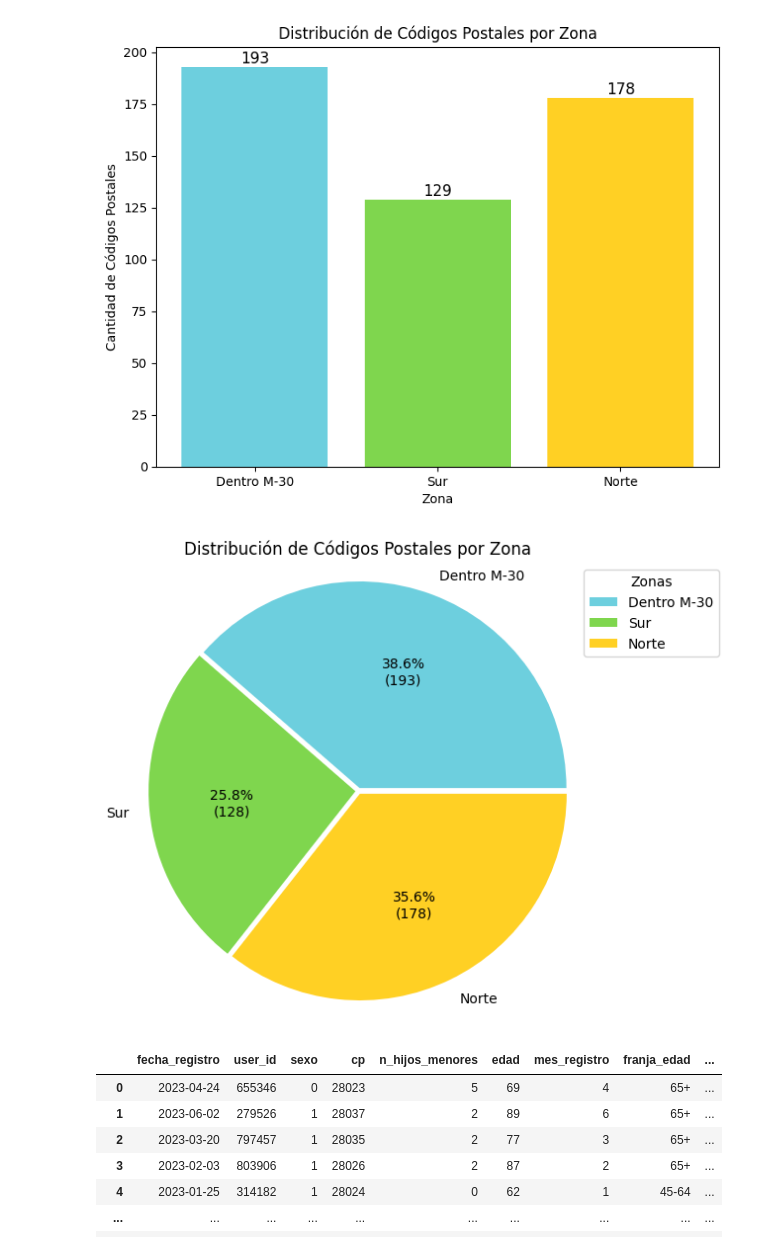
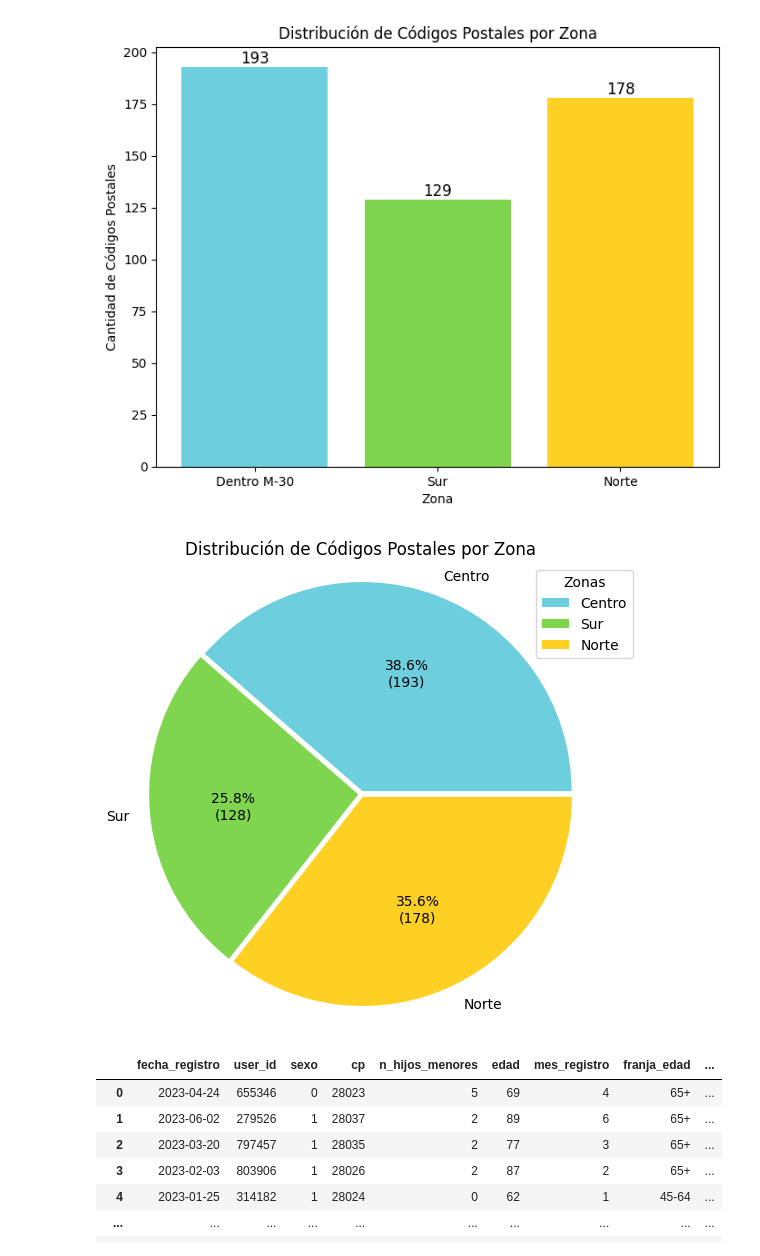
Before and after one commit to AlexCapis/HEATY---Aplicacion-Web-para-Olas-de-Calor, a Jupyter notebook: notebooks/eda_users.ipynb, the cells around one changed output. Cells and saved outputs as stored; diff of their text form; code cells hidden in the pictures.

```diff
--- a/notebooks/eda_users.ipynb
+++ b/notebooks/eda_users.ipynb
@@ -1003,27 +973,27 @@ plt.show()
 # %%
 
 current_dir = os.getcwd()  # Ruta del directorio actual
 output_file = os.path.join(current_dir, '..', 'docs', 'images', 'eda_users', 'pie_plot_zona_cp.png')  # Ruta donde se guardará la imagen creada
 
 # Contar la cantidad de códigos postales en cada zona
 zonas_counts = df['zona'].value_counts().sort_index()
 
 # Etiquetas de las zonas
 colores = ['#6DCFDE', '#7FD64E', '#FFD024']
-etiquetas_zonas = ['Dentro M-30', 'Sur', 'Norte']
+etiquetas_zonas = ['Centro', 'Sur', 'Norte']
 
 separacion = [0.015, 0.015, 0.015]
 
 # Visualización de la distribución de los códigos postales por zona con un gráfico de pastel
 plt.figure(figsize=(6, 6))
 plt.pie(zonas_counts, labels=etiquetas_zonas, colors=colores, autopct=lambda p: f'{p:.1f}%\n({int(p * sum(zonas_counts) / 100)})', explode=separacion)
 plt.title('Distribución de Códigos Postales por Zona')
 plt.axis('equal')
-plt.legend(title="Zonas", loc="upper right", labels=etiquetas_zonas, bbox_to_anchor=(1.3, 1))
+plt.legend(title="Zonas", loc="upper right", labels=etiquetas_zonas, bbox_to_anchor=(1.1, 1))
 plt.savefig(output_file)
 plt.show()
 # %% [output]
-[figure, old version]
+[figure, new version]
 # %%
 df
 # %% [output]
```
Also changed, not shown: parts of 3 cells of this notebook, 27 other files.
